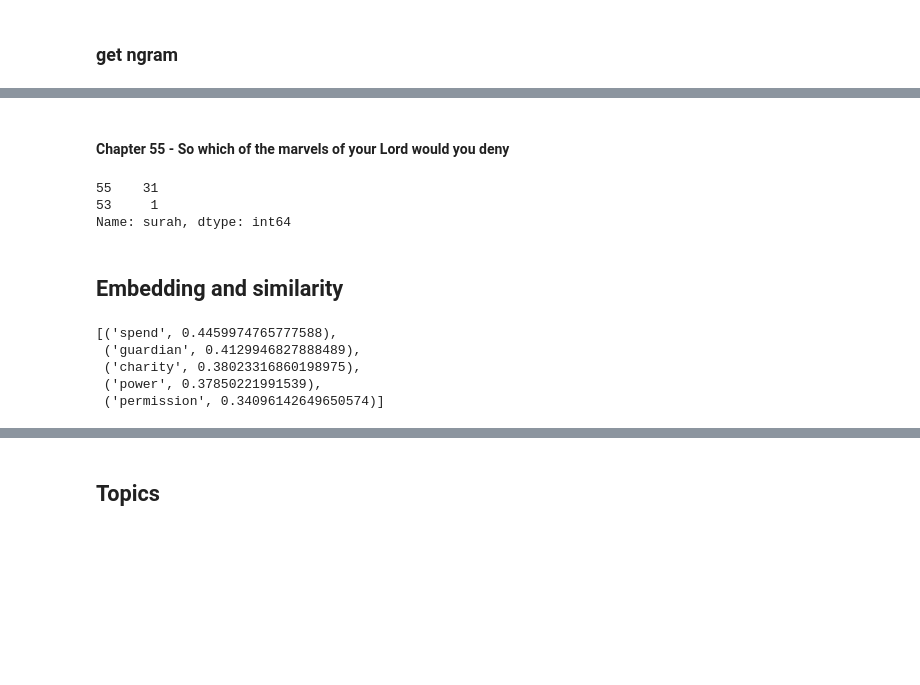
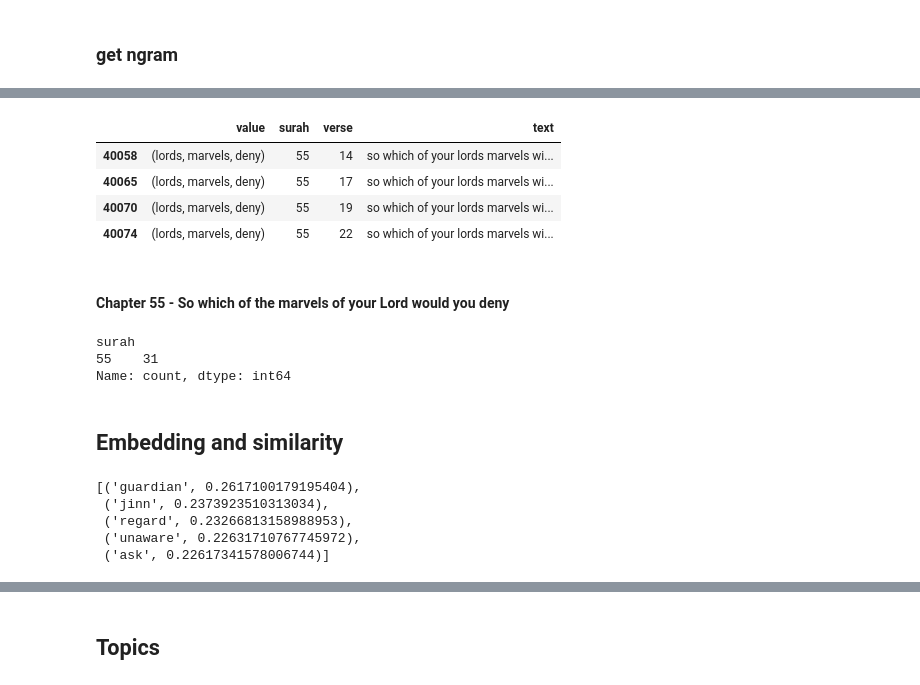
Before and after one commit to yuwei2341/nlp, a Jupyter notebook: topics/Quran.ipynb, the cells around one changed output, grey strips where cells are left out. Drawn from its saved outputs; the diff is of its cells as text; code cells hidden in the pictures; blank space fills up the shorter version.

```diff
--- a/topics/Quran.ipynb
+++ b/topics/Quran.ipynb
@@ -153,2 +42,6 @@ def parse_docs(docs, is_stop=True, additional_stops=None, is_stemming=False):
+# %%
+additional_stops = None #['god', 'lord']
+quran_corpus = QuranCorpus()
+quran_corpus.read_in_quran()
 # %% [markdown]
 ### Read in and decode
@@ -172,0 +48,2 @@ df0 = pd.DataFrame({'text': documents_by_verse, 'surah': i_surah, 'verse': i_ver
+# %%
+df0 = pd.DataFrame({'text': quran_corpus.documents_by_verse, 'surah': quran_corpus.i_surah, 'verse': quran_corpus.i_verse})
@@ -286,10 +151,19 @@ dfng_j[dfng_j['value'] == num_grams_freq.index[0]][:4]
+# %%
+# related surahs
+dfng_joined[dfng_joined['value'] == num_grams_freq.index[1]][:4]
+# %% [output]
+|  | value | surah | verse | text |
+| 40058 | (lords, marvels, deny) | 55 | 14 | so which of your lords marvels wi... |
+| 40065 | (lords, marvels, deny) | 55 | 17 | so which of your lords marvels wi... |
+| 40070 | (lords, marvels, deny) | 55 | 19 | so which of your lords marvels wi... |
+| 40074 | (lords, marvels, deny) | 55 | 22 | so which of your lords marvels wi... |
 # %% [markdown]
 #### Chapter 55 - So which of the marvels of your Lord would you deny
 # %%
-dfng_joined[dfng_joined['value'] == ('lord', 'marvel', 'deny')]['surah'].value_counts()
+dfng_joined[dfng_joined['value'] == num_grams_freq.index[1]]['surah'].value_counts()  # ('lords', 'marvels', 'deny')
 # %% [output]
+surah
 55    31
-53     1
-Name: surah, dtype: int64
+Name: count, dtype: int64
 # %% [markdown]
 ## Embedding and similarity
@@ -302,12 +175,12 @@ model = w2v.Word2Vec(sentences=tokens_proc, size=128, window=17, min_count=20, s
 # model.save('./tokens_CBOW.model')
 wv = model.wv
 # %%
-wv.most_similar("allah", topn=5)
+wv.most_similar("people", topn=5)
 # %% [output]
-[('spend', 0.4459974765777588),
- ('guardian', 0.4129946827888489),
- ('charity', 0.38023316860198975),
- ('power', 0.37850221991539),
- ('permission', 0.34096142649650574)]
+[('guardian', 0.2617100179195404),
+ ('jinn', 0.2373923510313034),
+ ('regard', 0.23266813158988953),
+ ('unaware', 0.22631710767745972),
+ ('ask', 0.22617341578006744)]
 # %%
 from sklearn.decomposition import PCA
```
Also changed, not shown: parts of 24 cells of this notebook, 5 other files.
